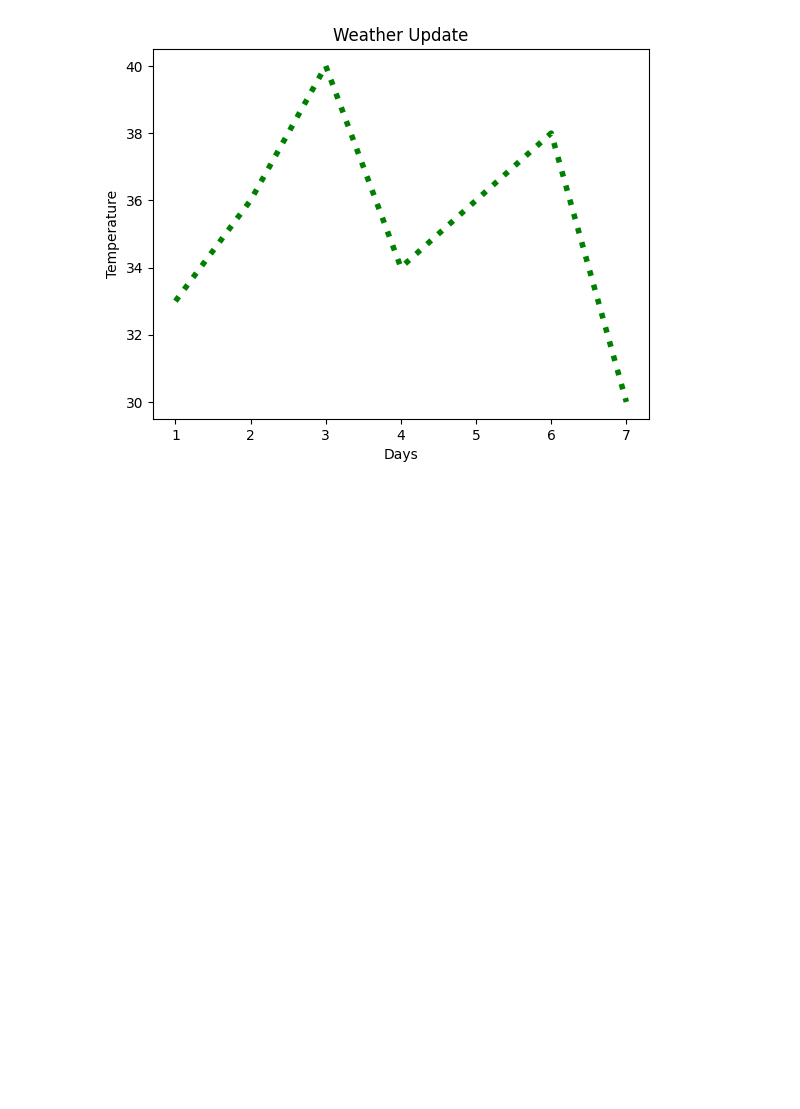
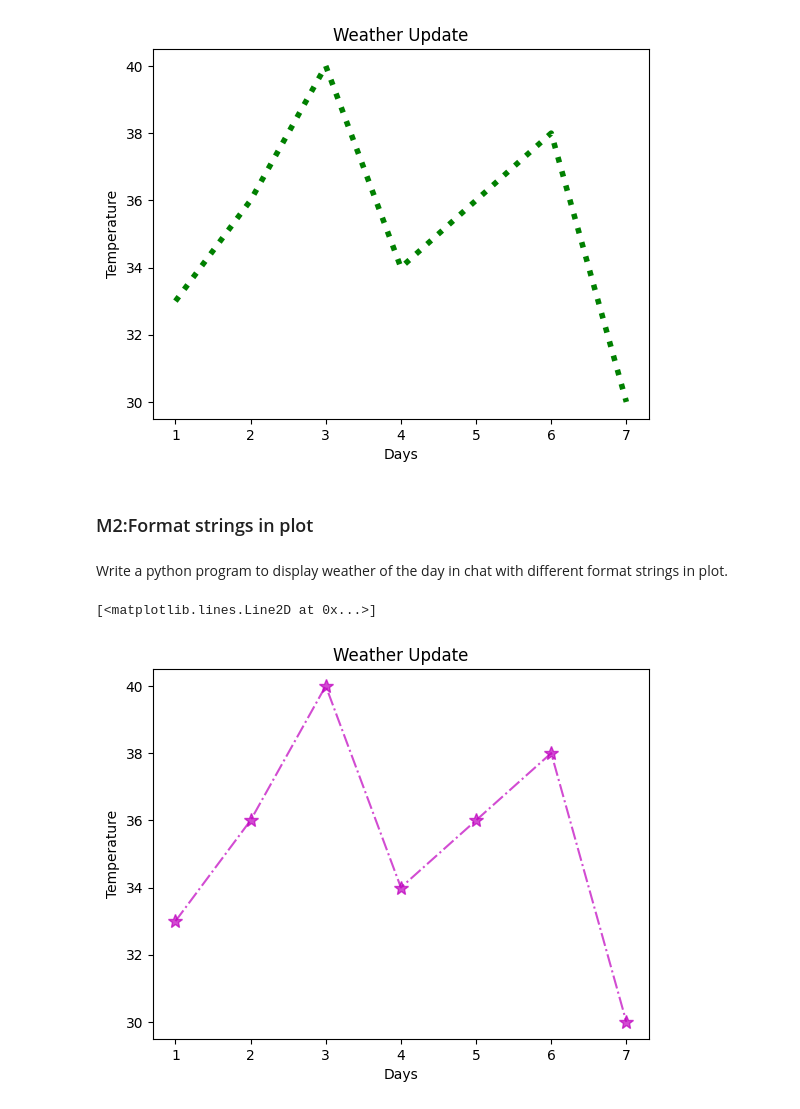
Before and after one commit to arunkumar2831/Python-Programs, a Jupyter notebook: Matplotlib_programs.ipynb, the cells around one changed output. Saved outputs shown, nothing was run; the diff lists cells and outputs as text; code cells hidden in the pictures; blank space fills up the shorter version.

```diff
--- a/Matplotlib_programs.ipynb
+++ b/Matplotlib_programs.ipynb
@@ -15,3 +15,23 @@ plt.plot(x,y,color='green', linewidth=4,linestyle='dotted')
 # %% [output]
 [<matplotlib.lines.Line2D at 0x...>]
 [figure]
+# %% [markdown]
+### M2:Format strings in plot
+# %% [markdown]
+Write a python program to display weather of the day in chat with different format strings in plot.
+# %%
+import matplotlib.pyplot as plt
+x=[1,2,3,4,5,6,7]
+y=[33,36,40,34,36,38,30]
+plt.xlabel('Days')
+plt.ylabel('Temperature')
+plt.title('Weather Update')
+#this one way of formating the line and plot in the chat.
+#plt.plot(x,y,color='green', linewidth=4,linestyle='dotted')
+#secord way instead of pass value to arguments we can direct the pass the symbols and format the chat.
+#plt.plot(x,y,'rD--') # r - red, D- shape diamond, '--' - line style
+#plt.plot(x,y,'m*-.', markersize=10) # we add the markersize as 10.
+plt.plot(x,y,'m*-.', markersize=10,alpha=0.7) # here alpha is used for transpence of line, it range from 0 to 1(opacity).
+# %% [output]
+[<matplotlib.lines.Line2D at 0x...>]
+[figure, added]
```
